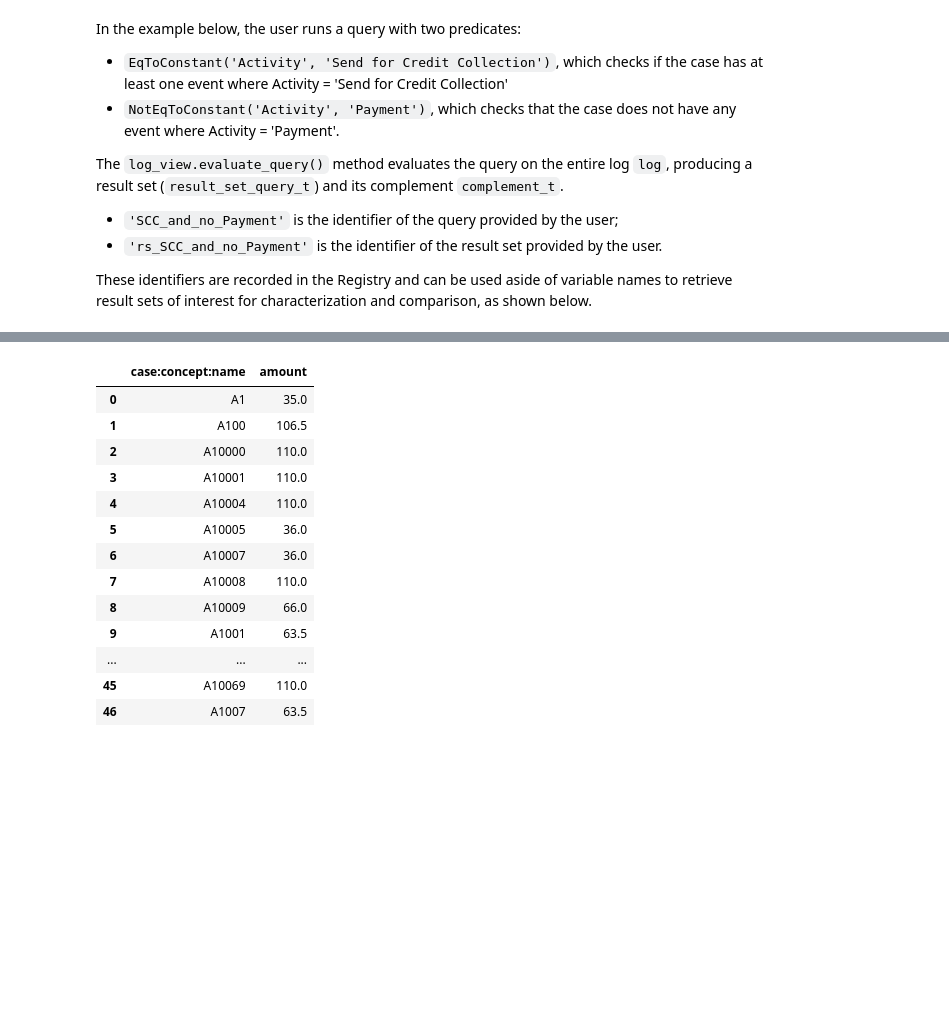
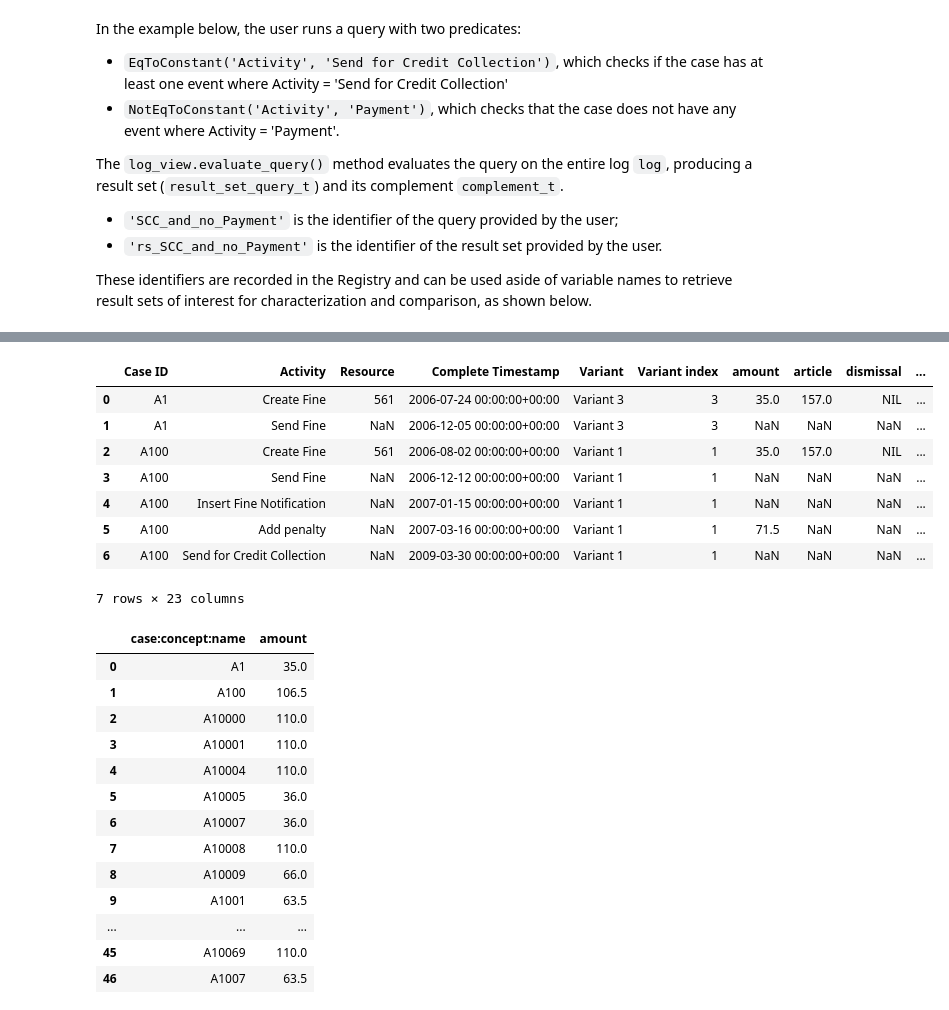
Before and after one commit to divyalekha99/Logview_extended, a Jupyter notebook: notebooks/tutorial_logview_test.ipynb, the cells around one changed output, grey strips where cells are left out. Drawn from its saved outputs; the diff is of its cells as text; code cells hidden in the pictures; blank space fills up the shorter version.

```diff
--- a/notebooks/tutorial_logview_test.ipynb
+++ b/notebooks/tutorial_logview_test.ipynb
@@ -105,3 +154,22 @@ These identifiers are recorded in the Registry and can be used aside of variable
+# %%
+from logview.predicate import *
+
+
+# query_s = Query('rs_sum_up', EqToConstant('Activity', 'Send for Credit Collection') ))
+query_s = Query('rs_sum_up', [EqToConstant('Case ID', ['A1', 'A100']), EqToConstant('Activity', ['Create Fine', 'Send Fine', 'Add penalty'])])
+
+result_set, comp_set = log_view.evaluate_query('rs_sum_up', log, query_s)
+result_set
+# %% [output]
+|  | Case ID | Activity | Resource | Complete Timestamp | Variant | Variant index | amount | article | dismissal | ... |
+| 0 | A1 | Create Fine | 561 | 2006-07-24 00:00:00+00:00 | Variant 3 | 3 | 35.0 | 157.0 | NIL | ... |
+| 1 | A1 | Send Fine | NaN | 2006-12-05 00:00:00+00:00 | Variant 3 | 3 | NaN | NaN | NaN | ... |
+| 2 | A100 | Create Fine | 561 | 2006-08-02 00:00:00+00:00 | Variant 1 | 1 | 35.0 | 157.0 | NIL | ... |
+| 3 | A100 | Send Fine | NaN | 2006-12-12 00:00:00+00:00 | Variant 1 | 1 | NaN | NaN | NaN | ... |
+| 4 | A100 | Insert Fine Notification | NaN | 2007-01-15 00:00:00+00:00 | Variant 1 | 1 | NaN | NaN | NaN | ... |
+| 5 | A100 | Add penalty | NaN | 2007-03-16 00:00:00+00:00 | Variant 1 | 1 | 71.5 | NaN | NaN | ... |
+| 6 | A100 | Send for Credit Collection | NaN | 2009-03-30 00:00:00+00:00 | Variant 1 | 1 | NaN | NaN | NaN | ... |
+7 rows × 23 columns
 # %%
 from logview.predicate import *
 
```
Also changed, not shown: parts of 2 cells of this notebook, 8 other files.
